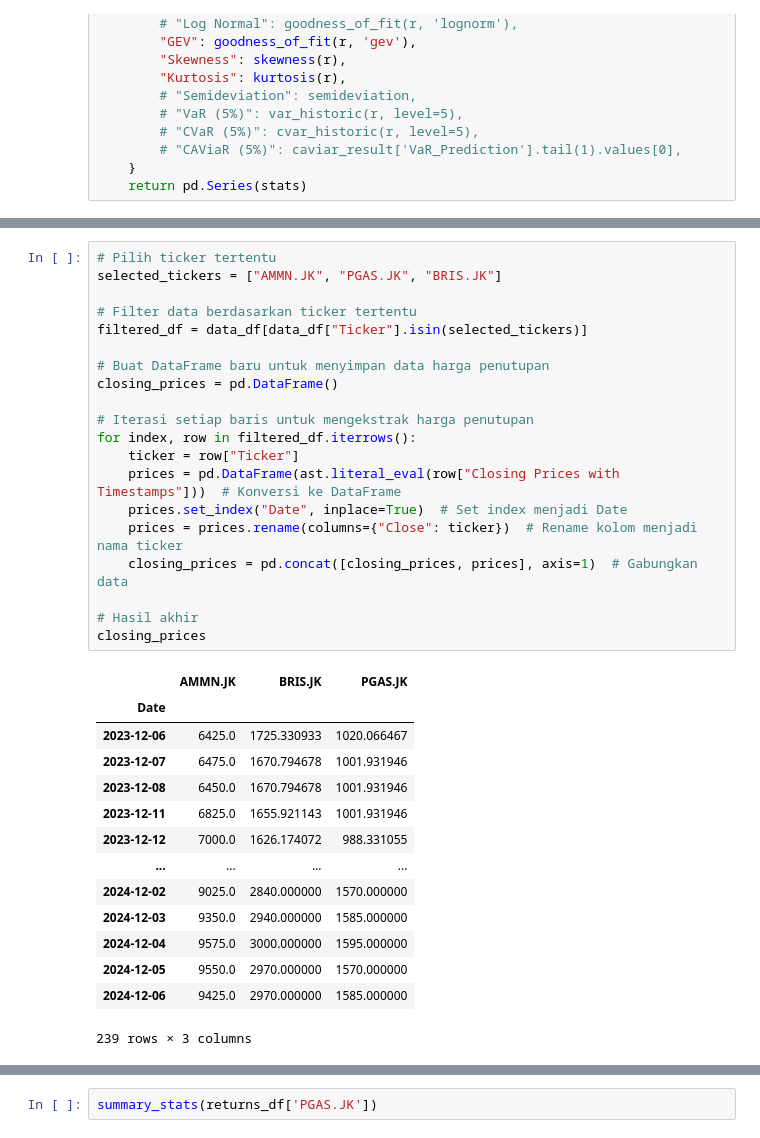
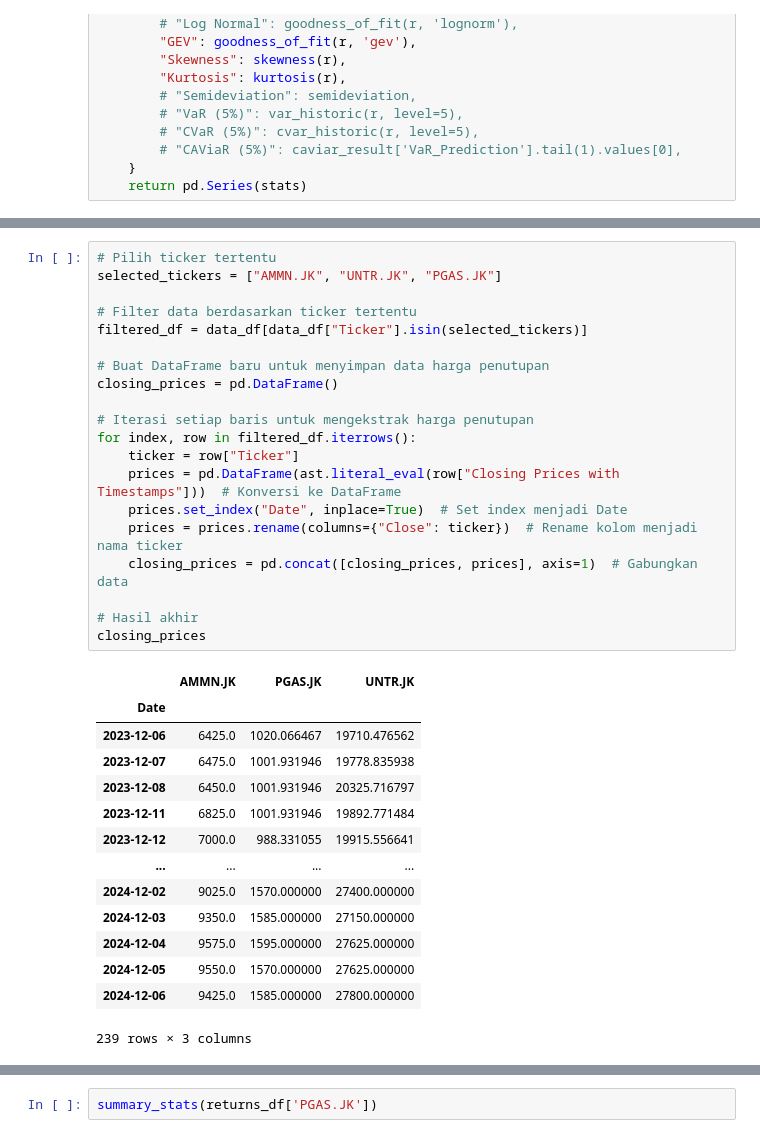
Before and after one commit to annisatierra/port-opt, a Jupyter notebook: Makalah PMI.ipynb, the cells around one changed output, grey strips where cells are left out. Saved outputs shown, nothing was run; the diff lists cells and outputs as text.

```diff
--- a/Makalah PMI.ipynb
+++ b/Makalah PMI.ipynb
@@ -1569,38 +1742,38 @@ data_df.head()
 | 4 | AMMN.JK | 0.027717 | 0.055417 | 683483982725120 | 0.001989 | 0.000777 | [{'Date': '2023-12-06', 'Close': ... |
 # %%
 # Pilih ticker tertentu
-selected_tickers = ["AMMN.JK", "PGAS.JK", "BRIS.JK"]
+selected_tickers = ["AMMN.JK", "UNTR.JK", "PGAS.JK"]
 
 # Filter data berdasarkan ticker tertentu
 filtered_df = data_df[data_df["Ticker"].isin(selected_tickers)]
 
 # Buat DataFrame baru untuk menyimpan data harga penutupan
 closing_prices = pd.DataFrame()
 
 # Iterasi setiap baris untuk mengekstrak harga penutupan
 for index, row in filtered_df.iterrows():
     ticker = row["Ticker"]
     prices = pd.DataFrame(ast.literal_eval(row["Closing Prices with Timestamps"]))  # Konversi ke DataFrame
     prices.set_index("Date", inplace=True)  # Set index menjadi Date
     prices = prices.rename(columns={"Close": ticker})  # Rename kolom menjadi nama ticker
     closing_prices = pd.concat([closing_prices, prices], axis=1)  # Gabungkan data
 
 # Hasil akhir
 closing_prices
 # %% [output]
-|  | AMMN.JK | BRIS.JK | PGAS.JK |
+|  | AMMN.JK | PGAS.JK | UNTR.JK |
 | Date |  |  |  |
-| 2023-12-06 | 6425.0 | 1725.330933 | 1020.066467 |
-| 2023-12-07 | 6475.0 | 1670.794678 | 1001.931946 |
-| 2023-12-08 | 6450.0 | 1670.794678 | 1001.931946 |
-| 2023-12-11 | 6825.0 | 1655.921143 | 1001.931946 |
-| 2023-12-12 | 7000.0 | 1626.174072 | 988.331055 |
+| 2023-12-06 | 6425.0 | 1020.066467 | 19710.476562 |
+| 2023-12-07 | 6475.0 | 1001.931946 | 19778.835938 |
+| 2023-12-08 | 6450.0 | 1001.931946 | 20325.716797 |
+| 2023-12-11 | 6825.0 | 1001.931946 | 19892.771484 |
+| 2023-12-12 | 7000.0 | 988.331055 | 19915.556641 |
 | ... | ... | ... | ... |
-| 2024-12-02 | 9025.0 | 2840.000000 | 1570.000000 |
-| 2024-12-03 | 9350.0 | 2940.000000 | 1585.000000 |
-| 2024-12-04 | 9575.0 | 3000.000000 | 1595.000000 |
-| 2024-12-05 | 9550.0 | 2970.000000 | 1570.000000 |
-| 2024-12-06 | 9425.0 | 2970.000000 | 1585.000000 |
+| 2024-12-02 | 9025.0 | 1570.000000 | 27400.000000 |
+| 2024-12-03 | 9350.0 | 1585.000000 | 27150.000000 |
+| 2024-12-04 | 9575.0 | 1595.000000 | 27625.000000 |
+| 2024-12-05 | 9550.0 | 1570.000000 | 27625.000000 |
+| 2024-12-06 | 9425.0 | 1585.000000 | 27800.000000 |
 239 rows × 3 columns
 # %%
 # Create the plot
```
Also changed, not shown: parts of 29 cells of this notebook.
